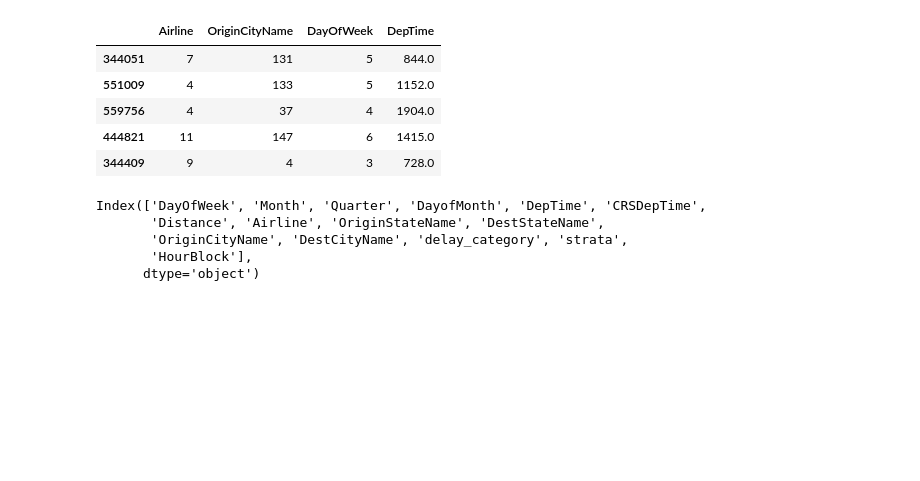
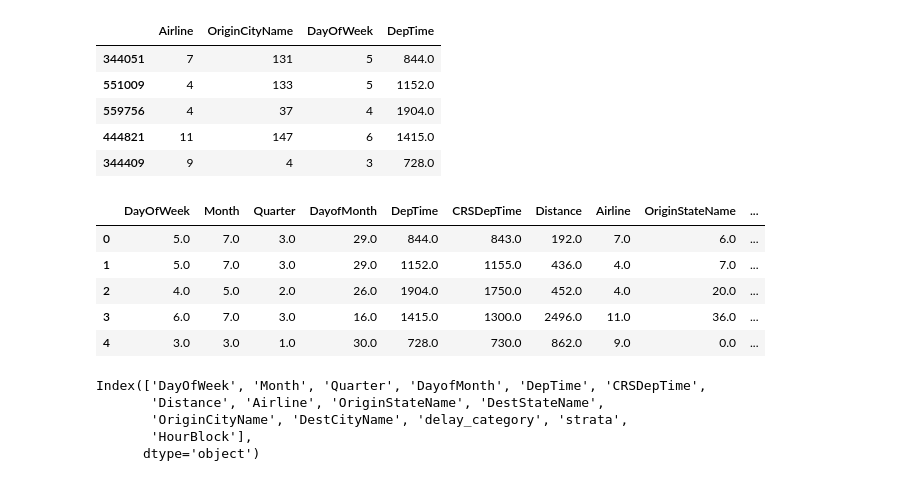
Before and after one commit to MFernandez19/final_project, a Jupyter notebook: src/explore.ipynb, the cells around one changed output. Cells and saved outputs as stored; diff of their text form; code cells hidden in the pictures; blank space fills up the shorter version.

```diff
--- a/src/explore.ipynb
+++ b/src/explore.ipynb
@@ -914,11 +914,11 @@ def split(target, df, test_size=0.2, random_state=42):
     return X_train, X_test, y_train, y_test
 # %%
 # Split original dataframe
-X_train_with_outliers, X_test_with_outliers, y_train, y_test = split('DepDelayMinutes', df_enc)
+X_train_with_outliers, X_test_with_outliers_predict, y_train, y_test = split('DepDelayMinutes', df_enc)
 X_train_without_outliers, X_test_without_outliers, _, _ = split('DepDelayMinutes', df_enc_no)
 
 X_train_with_outliers.to_csv('../data/processed/X_train_with_outliers.csv', index=False)
-X_test_with_outliers.to_csv('../data/processed/X_test_with_outliers.csv', index=False)
+X_test_with_outliers_predict.to_csv('../data/processed/X_test_with_outliers_predict.csv', index=False)
 X_train_without_outliers.to_csv('../data/processed/X_train_without_outliers.csv', index=False)
 X_test_without_outliers.to_csv('../data/processed/X_test_without_outliers.csv', index=False)
 
@@ -950,7 +950,7 @@ def kselection(X_train, X_test, y_train, k, reference: str):
 
     return X_train_sel, X_test_sel
 # %%
-X_train_with_outliers_sel, X_test_with_outliers_sel = kselection(X_train_with_outliers, X_test_with_outliers, y_train, 'all', 'with_outliers')
+X_train_with_outliers_sel, X_test_with_outliers_sel = kselection(X_train_with_outliers, X_test_with_outliers_predict, y_train, 'all', 'with_outliers')
 X_train_without_outliers_sel, X_test_without_outliers_sel = kselection(X_train_without_outliers, X_test_without_outliers, y_train, 'all', 'without_outliers')
 # %%
 dfs_train = {
@@ -968,6 +968,15 @@ for name, df in dfs_train.items():
 
 for name, df in dfs_test.items():
     df.to_csv(f'../data/processed/{name}.csv', index=False)
+# %%
+X_test_with_outliers_sel.head()
+# %% [output]
+|  | DayOfWeek | Month | Quarter | DayofMonth | DepTime | CRSDepTime | Distance | Airline | OriginStateName | ... |
+| 0 | 5.0 | 7.0 | 3.0 | 29.0 | 844.0 | 843.0 | 192.0 | 7.0 | 6.0 | ... |
+| 1 | 5.0 | 7.0 | 3.0 | 29.0 | 1152.0 | 1155.0 | 436.0 | 4.0 | 7.0 | ... |
+| 2 | 4.0 | 5.0 | 2.0 | 26.0 | 1904.0 | 1750.0 | 452.0 | 4.0 | 20.0 | ... |
+| 3 | 6.0 | 7.0 | 3.0 | 16.0 | 1415.0 | 1300.0 | 2496.0 | 11.0 | 36.0 | ... |
+| 4 | 3.0 | 3.0 | 1.0 | 30.0 | 728.0 | 730.0 | 862.0 | 9.0 | 0.0 | ... |
 # %%
 train, test = [], []
 
```
Also changed, not shown: parts of 1 cell of this notebook, 1 other file.
